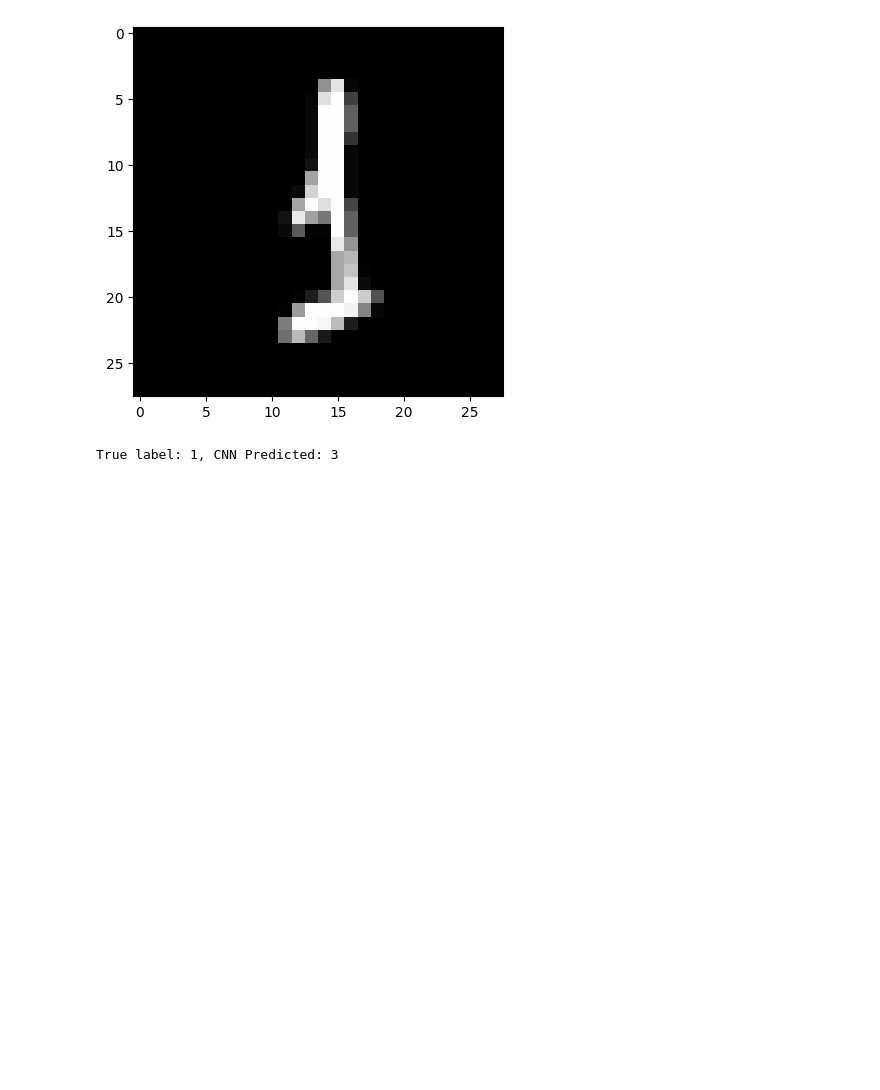
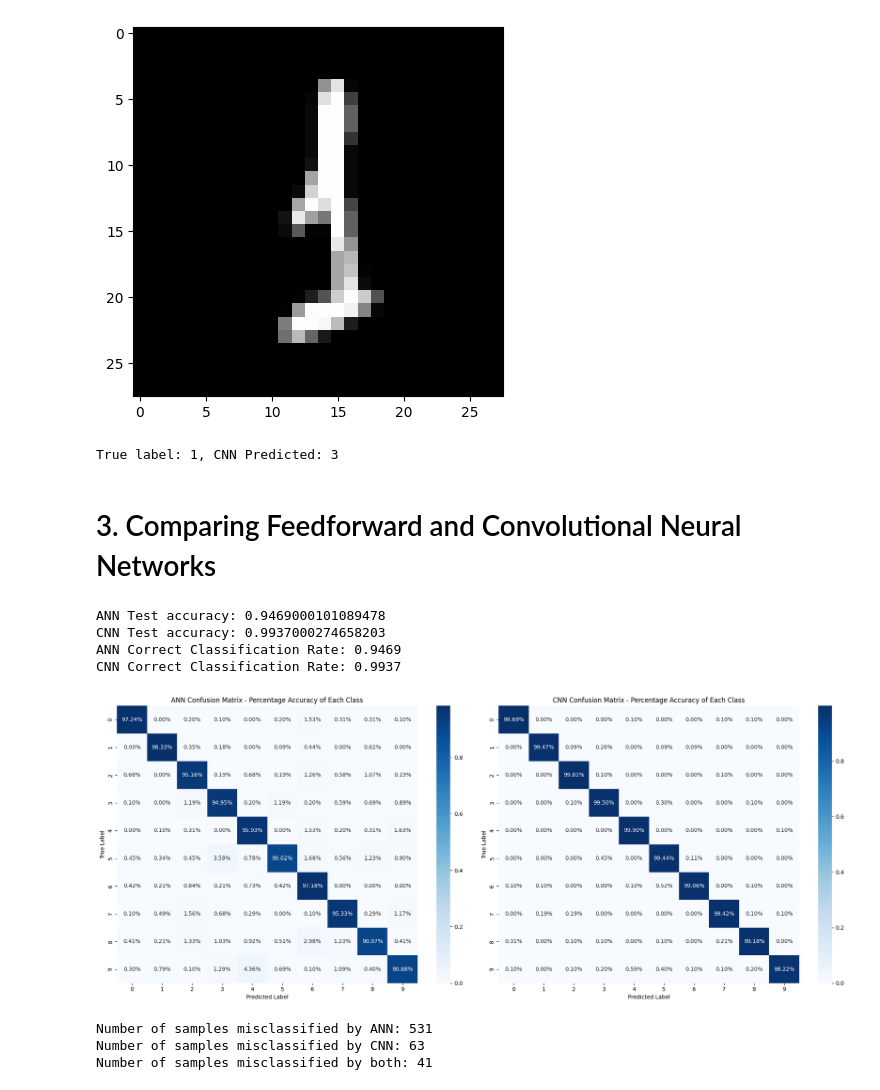
Before and after one commit to cbrane/cbrane-ml, a Jupyter notebook: mnist_numbers/mnist_numbers.ipynb, the cells around one changed output. Cells and saved outputs as stored; diff of their text form; code cells hidden in the pictures; blank space fills up the shorter version.

Commit message:
add comparison for ann and cnn

```diff
--- a/mnist_numbers/mnist_numbers.ipynb
+++ b/mnist_numbers/mnist_numbers.ipynb
@@ -253,3 +253,47 @@ True label: 7, CNN Predicted: 2
 True label: 9, CNN Predicted: 4
 [figure]
 True label: 1, CNN Predicted: 3
+# %% [markdown]
+# 3. Comparing Feedforward and Convolutional Neural Networks
+# %%
+# Print accuracy comparison
+print(f'ANN Test accuracy: {test_acc}')
+print(f'CNN Test accuracy: {cnn_test_acc}')
+
+print(f'ANN Correct Classification Rate: {correct_classification_rate}')
+print(f'CNN Correct Classification Rate: {cnn_correct_classification_rate}')
+# %% [output]
+ANN Test accuracy: 0.9469000101089478
+CNN Test accuracy: 0.9937000274658203
+ANN Correct Classification Rate: 0.9469
+CNN Correct Classification Rate: 0.9937
+# %%
+# Plot confusion matrices side by side
+fig, (ax1, ax2) = plt.subplots(1, 2, figsize=(20, 8))
+
+sns.heatmap(conf_matrix_normalized, annot=True, fmt=".2%", cmap='Blues', xticklabels=range(10), yticklabels=range(10), ax=ax1)
+ax1.set_xlabel('Predicted Label')
+ax1.set_ylabel('True Label')
+ax1.set_title('ANN Confusion Matrix - Percentage Accuracy of Each Class')
+
+sns.heatmap(cnn_conf_matrix_normalized, annot=True, fmt=".2%", cmap='Blues', xticklabels=range(10), yticklabels=range(10), ax=ax2)
+ax2.set_xlabel('Predicted Label')
+ax2.set_ylabel('True Label')
+ax2.set_title('CNN Confusion Matrix - Percentage Accuracy of Each Class')
+
+plt.tight_layout()
+plt.show()
+# %% [output]
+[figure, added]
+# %%
+# Compare misclassifications
+ann_misclassified = set(np.where(predicted_classes != true_classes)[0])
+cnn_misclassified = set(np.where(cnn_predicted_classes != true_classes)[0])
+
+print(f"Number of samples misclassified by ANN: {len(ann_misclassified)}")
+print(f"Number of samples misclassified by CNN: {len(cnn_misclassified)}")
+print(f"Number of samples misclassified by both: {len(ann_misclassified.intersection(cnn_misclassified))}")
+# %% [output]
+Number of samples misclassified by ANN: 531
+Number of samples misclassified by CNN: 63
+Number of samples misclassified by both: 41
```
Also changed, not shown: parts of 7 cells of this notebook.
